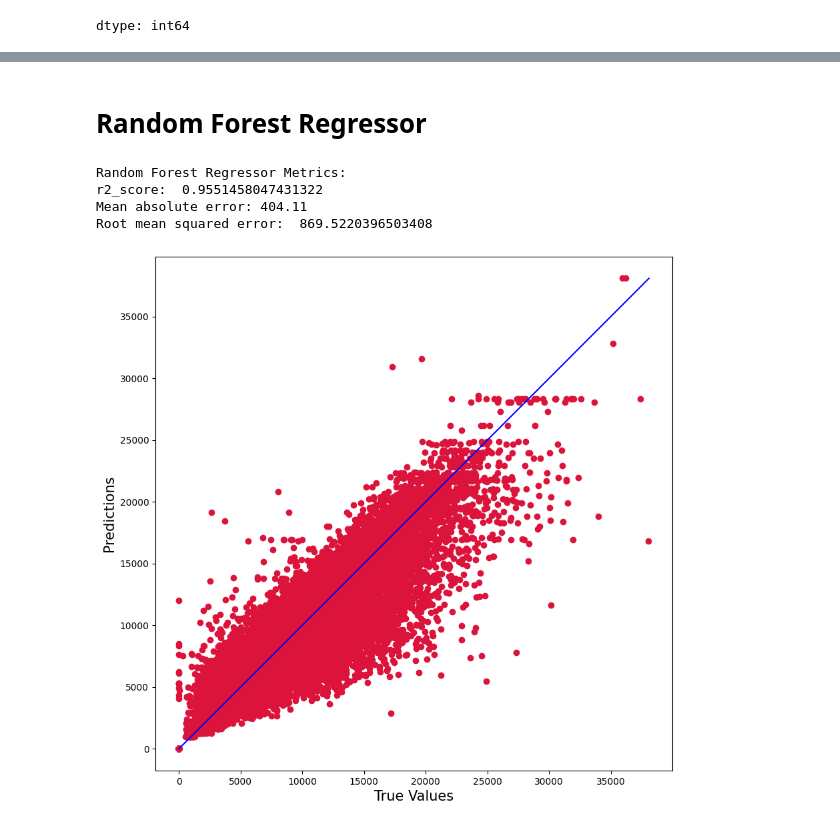
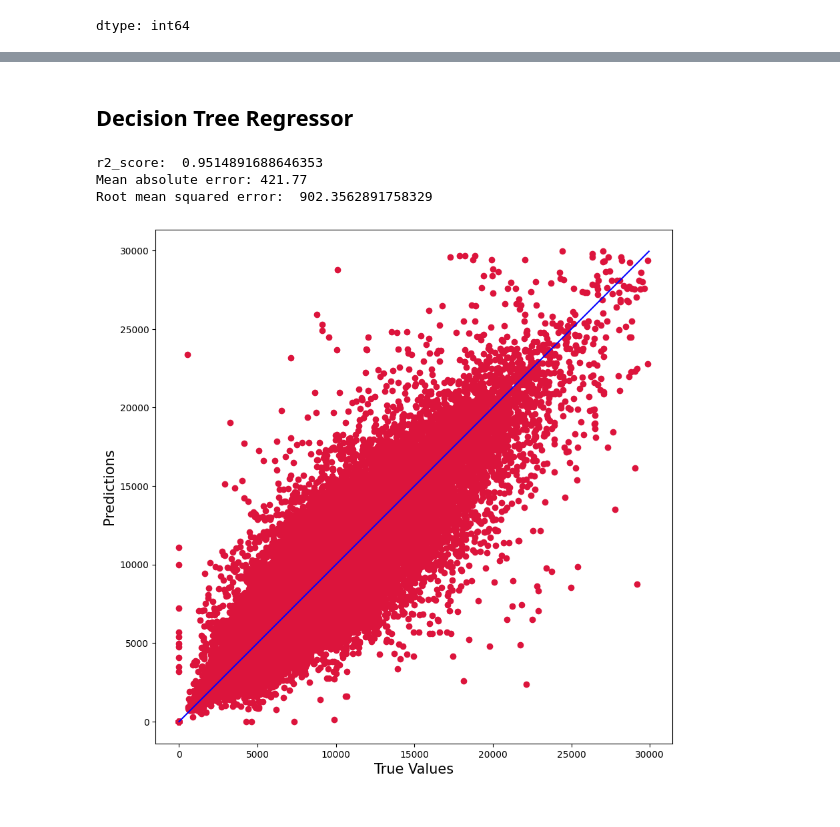
Before and after one commit to Nmn99/Advance-Regression, a Jupyter notebook: rossman_sales_prediction.ipynb, the cells around one changed output, grey strips where cells are left out. Cells and saved outputs as stored; diff of their text form; code cells hidden in the pictures.

```diff
--- a/rossman_sales_prediction.ipynb
+++ b/rossman_sales_prediction.ipynb
@@ -628,6 +585,0 @@ dtype: object
-# %%
-# prompt: drop date
-
-# Drop the 'Date' column
-combined_data = combined_data.drop('Date', axis=1)
-combined_data.head()
@@ -739,0 +593,5 @@ X_train, X_test, y_train, y_test = train_test_split(X, y, test_size=0.2, random_
+# %%
+combined_data_subset = combined_data[combined_data['Open'] == 1]
+combined_data_subset_closed = combined_data[combined_data['Open'] == 0]
+x_train, x_test, y_train, y_test_open = train_test_split(combined_data_subset.drop(['Sales','Customers', 'Open'],axis=1),
+                                                    combined_data_subset['Sales'],test_size=0.20)
@@ -755,15 +611,15 @@ epsilon = 1e-10
 from sklearn import linear_model
 
 reg_model = linear_model.LinearRegression() # making regression model
-reg_model.fit(X_train, y_train)
+reg_model.fit(x_train, y_train)
 
-prediction_open = reg_model.predict(X_test)
+prediction_open = reg_model.predict(x_test)
 
-prediction_closed = np.zeros(open_0_subset.shape[0])
+prediction_closed = np.zeros(combined_data_subset_closed.shape[0])
 
 prediction = np.append(prediction_open, prediction_closed)
 
-y_test = np.append(y_test, np.zeros(open_0_subset.shape[0]))
+y_test = np.append(y_test_open, np.zeros(combined_data_subset_closed.shape[0]))
 
 print("r2_score: ",r2_score(y_test,prediction))
 print("Mean absolute error: %.2f" % mean_absolute_error(y_test,prediction))
@@ -848,44 +715,35 @@ Root mean squared error:  2282737953237629.0
 # %% [markdown]
-# **Random Forest Regressor**
+## Decision Tree Regressor
 # %%
-# ... (Your existing code to prepare data and train the model) ...
+from sklearn.tree import DecisionTreeRegressor
 
-# Make predictions on the test set for open stores
-rf_predictions_open = rf_model.predict(X_test)
+decision_tree_regressor_model = DecisionTreeRegressor()
+decision_tree_regressor_model.fit(x_train,y_train)
 
-# Predictions for closed stores are zero
-rf_predictions_closed = np.zeros(open_0_subset.shape[0])
+prediction_open = decision_tree_regressor_model.predict(x_test)
+prediction_closed = np.zeros(combined_data_subset_closed.shape[0])
 
-# Combine predictions for open and closed stores
-rf_predictions = np.append(rf_predictions_open, rf_predictions_closed)
+prediction = np.append(prediction_open, prediction_closed)
 
-# Instead of appending to y_test, create y_test_combined with the
-# original y_test for open stores and zeros for closed stores,
-# ensuring it has the same length as rf_predictions
-y_test_combined = np.append(y_test[:X_test.shape[0]], np.zeros(open_0_subset.shape[0]))
-# Assuming y_test initially contained data for both open and closed stores
+y_test = np.append(y_test_open, np.zeros(combined_data_subset_closed.shape[0]))
+
+print("r2_score: ",r2_score(y_test,prediction))
+print("Mean absolute error: %.2f" % mean_absolute_error(y_test,prediction))
+print("Root mean squared error: ", math.sqrt(mean_squared_error(y_test,prediction)))
 
 
-# Evaluate the model
-print("\nRandom Forest Regressor Metrics:")
-print("r2_score: ", r2_score(y_test_combined, rf_predictions))
-print("Mean absolute error: %.2f" % mean_absolute_error(y_test_combined, rf_predictions))
-print("Root mean squared error: ", math.sqrt(mean_squared_error(y_test_combined, rf_predictions)))
-
-# ... (rest of your code)
 plt.figure(figsize=(10,10))
 plt.scatter(y_test,prediction, c='crimson')
 
 p1 = max(max(prediction), max(y_test))
 p2 = min(min(prediction), min(y_test))
 plt.plot([p1, p2], [p1, p2], 'b-')
 plt.xlabel('True Values', fontsize=15)
 plt.ylabel('Predictions', fontsize=15)
 plt.axis('equal')
 plt.show()
 # %% [output]
-Random Forest Regressor Metrics:
-r2_score:  0.9551458047431322
-Mean absolute error: 404.11
-Root mean squared error:  869.5220396503408
+r2_score:  0.9514891688646353
+Mean absolute error: 421.77
+Root mean squared error:  902.3562891758329
-[figure, old version]
+[figure, new version]
```
Also changed, not shown: parts of 105 cells of this notebook.
